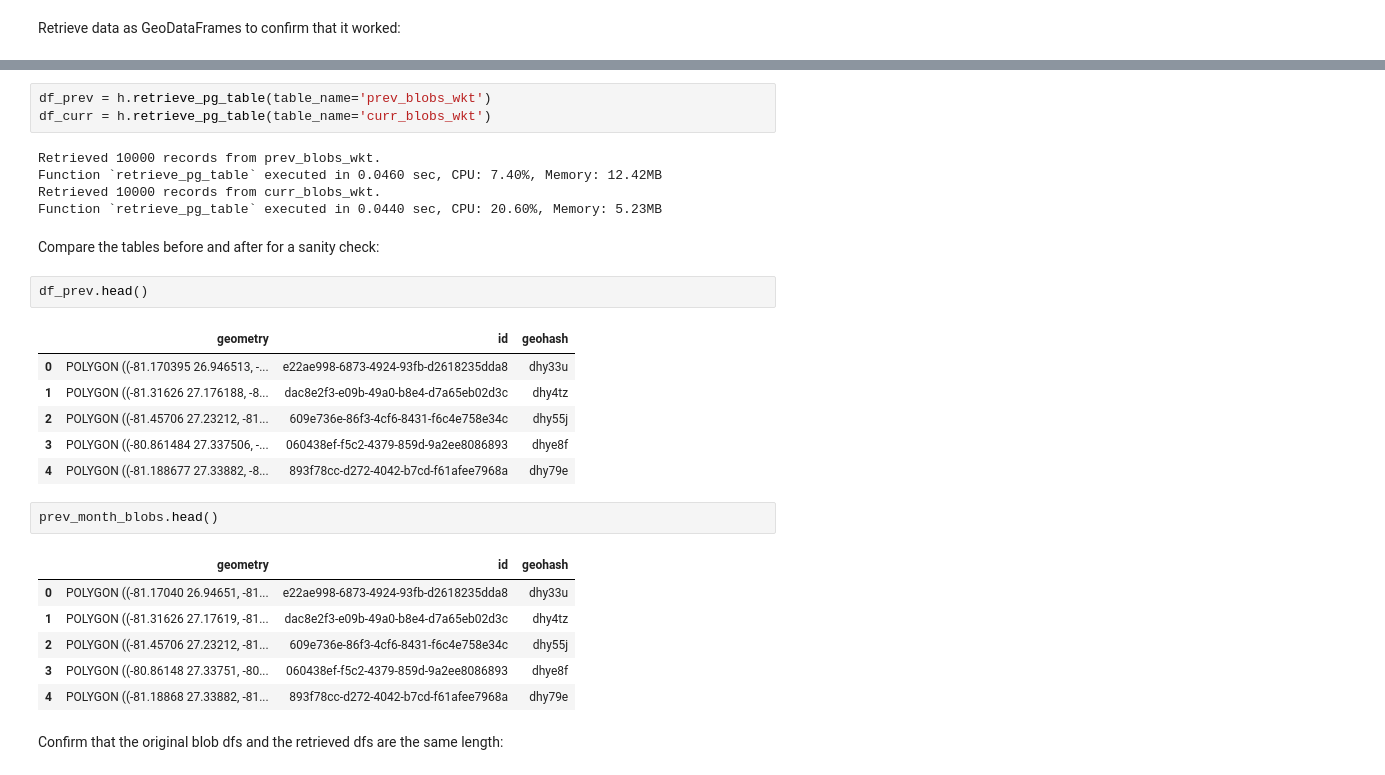
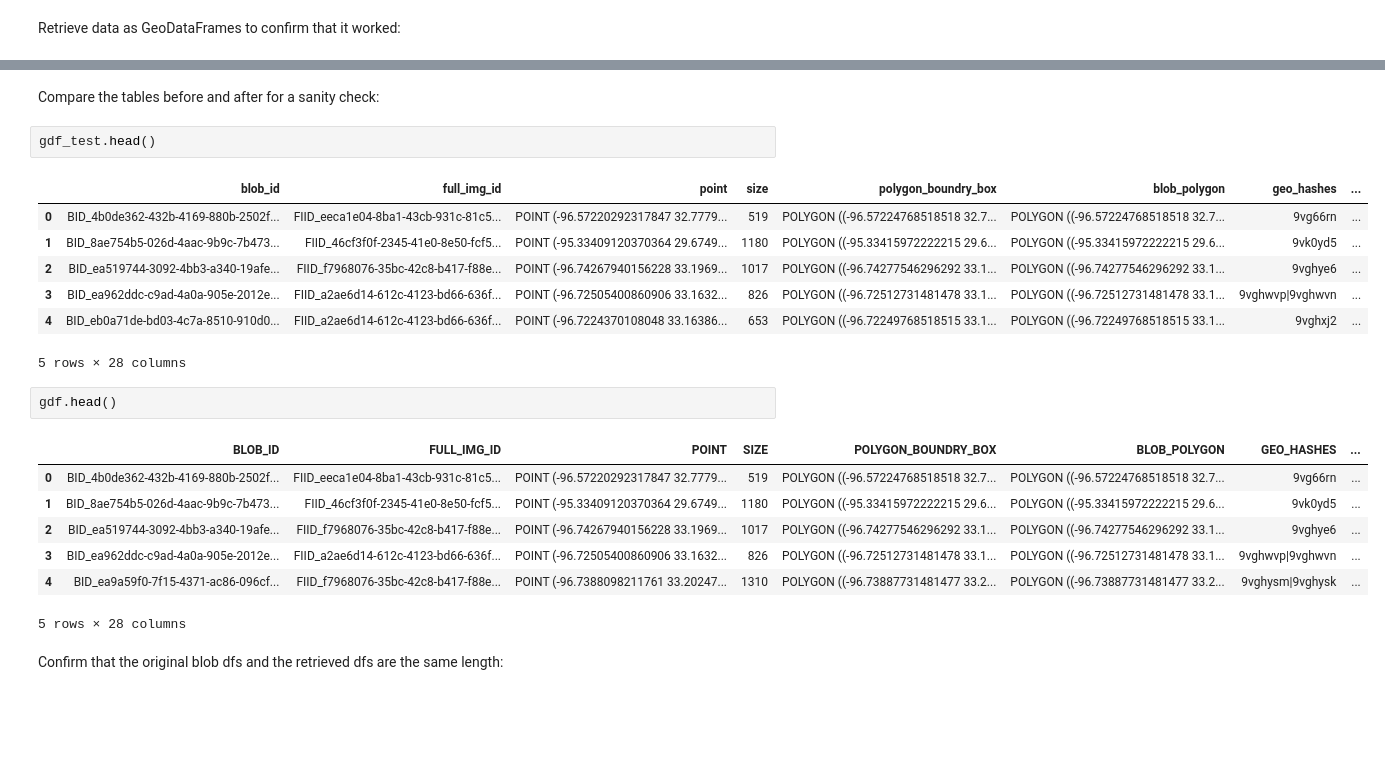
Before and after one commit to sralter/matching_optimization, a Jupyter notebook: matching.ipynb, the cells around one changed output, grey strips where cells are left out. Cells and saved outputs as stored; diff of their text form; blank space fills up the shorter version.

Commit message:
prep to compare original gdf with retrieved gdf are the same

```diff
--- a/matching.ipynb
+++ b/matching.ipynb
@@ -339,31 +330,25 @@ LINE 1: SELECT geometry, id, geohash FROM blobs;
-# %%
-df_prev = h.retrieve_pg_table(table_name='prev_blobs_wkt')
-df_curr = h.retrieve_pg_table(table_name='curr_blobs_wkt')
-# %% [output]
-Retrieved 10000 records from prev_blobs_wkt.
-Function `retrieve_pg_table` executed in 0.0460 sec, CPU: 7.40%, Memory: 12.42MB
-Retrieved 10000 records from curr_blobs_wkt.
-Function `retrieve_pg_table` executed in 0.0440 sec, CPU: 20.60%, Memory: 5.23MB
 # %% [markdown]
 Compare the tables before and after for a sanity check:
 # %%
-df_prev.head()
+gdf_test.head()
 # %% [output]
-|  | geometry | id | geohash |
-| 0 | POLYGON ((-81.170395 26.946513, -... | e22ae998-6873-4924-93fb-d2618235dda8 | dhy33u |
-| 1 | POLYGON ((-81.31626 27.176188, -8... | dac8e2f3-e09b-49a0-b8e4-d7a65eb02d3c | dhy4tz |
-| 2 | POLYGON ((-81.45706 27.23212, -81... | 609e736e-86f3-4cf6-8431-f6c4e758e34c | dhy55j |
-| 3 | POLYGON ((-80.861484 27.337506, -... | 060438ef-f5c2-4379-859d-9a2ee8086893 | dhye8f |
-| 4 | POLYGON ((-81.188677 27.33882, -8... | 893f78cc-d272-4042-b7cd-f61afee7968a | dhy79e |
+|  | blob_id | full_img_id | point | size | polygon_boundry_box | blob_polygon | geo_hashes | ... |
+| 0 | BID_4b0de362-432b-4169-880b-2502f... | FIID_eeca1e04-8ba1-43cb-931c-81c5... | POINT (-96.57220292317847 32.7779... | 519 | POLYGON ((-96.57224768518518 32.7... | POLYGON ((-96.57224768518518 32.7... | 9vg66rn | ... |
+| 1 | BID_8ae754b5-026d-4aac-9b9c-7b473... | FIID_46cf3f0f-2345-41e0-8e50-fcf5... | POINT (-95.33409120370364 29.6749... | 1180 | POLYGON ((-95.33415972222215 29.6... | POLYGON ((-95.33415972222215 29.6... | 9vk0yd5 | ... |
+| 2 | BID_ea519744-3092-4bb3-a340-19afe... | FIID_f7968076-35bc-42c8-b417-f88e... | POINT (-96.74267940156228 33.1969... | 1017 | POLYGON ((-96.74277546296292 33.1... | POLYGON ((-96.74277546296292 33.1... | 9vghye6 | ... |
+| 3 | BID_ea962ddc-c9ad-4a0a-905e-2012e... | FIID_a2ae6d14-612c-4123-bd66-636f... | POINT (-96.72505400860906 33.1632... | 826 | POLYGON ((-96.72512731481478 33.1... | POLYGON ((-96.72512731481478 33.1... | 9vghwvp|9vghwvn | ... |
+| 4 | BID_eb0a71de-bd03-4c7a-8510-910d0... | FIID_a2ae6d14-612c-4123-bd66-636f... | POINT (-96.7224370108048 33.16386... | 653 | POLYGON ((-96.72249768518515 33.1... | POLYGON ((-96.72249768518515 33.1... | 9vghxj2 | ... |
+5 rows × 28 columns
 # %%
-prev_month_blobs.head()
+gdf.head()
 # %% [output]
-|  | geometry | id | geohash |
-| 0 | POLYGON ((-81.17040 26.94651, -81... | e22ae998-6873-4924-93fb-d2618235dda8 | dhy33u |
-| 1 | POLYGON ((-81.31626 27.17619, -81... | dac8e2f3-e09b-49a0-b8e4-d7a65eb02d3c | dhy4tz |
-| 2 | POLYGON ((-81.45706 27.23212, -81... | 609e736e-86f3-4cf6-8431-f6c4e758e34c | dhy55j |
-| 3 | POLYGON ((-80.86148 27.33751, -80... | 060438ef-f5c2-4379-859d-9a2ee8086893 | dhye8f |
-| 4 | POLYGON ((-81.18868 27.33882, -81... | 893f78cc-d272-4042-b7cd-f61afee7968a | dhy79e |
+|  | BLOB_ID | FULL_IMG_ID | POINT | SIZE | POLYGON_BOUNDRY_BOX | BLOB_POLYGON | GEO_HASHES | ... |
+| 0 | BID_4b0de362-432b-4169-880b-2502f... | FIID_eeca1e04-8ba1-43cb-931c-81c5... | POINT (-96.57220292317847 32.7779... | 519 | POLYGON ((-96.57224768518518 32.7... | POLYGON ((-96.57224768518518 32.7... | 9vg66rn | ... |
+| 1 | BID_8ae754b5-026d-4aac-9b9c-7b473... | FIID_46cf3f0f-2345-41e0-8e50-fcf5... | POINT (-95.33409120370364 29.6749... | 1180 | POLYGON ((-95.33415972222215 29.6... | POLYGON ((-95.33415972222215 29.6... | 9vk0yd5 | ... |
+| 2 | BID_ea519744-3092-4bb3-a340-19afe... | FIID_f7968076-35bc-42c8-b417-f88e... | POINT (-96.74267940156228 33.1969... | 1017 | POLYGON ((-96.74277546296292 33.1... | POLYGON ((-96.74277546296292 33.1... | 9vghye6 | ... |
+| 3 | BID_ea962ddc-c9ad-4a0a-905e-2012e... | FIID_a2ae6d14-612c-4123-bd66-636f... | POINT (-96.72505400860906 33.1632... | 826 | POLYGON ((-96.72512731481478 33.1... | POLYGON ((-96.72512731481478 33.1... | 9vghwvp|9vghwvn | ... |
+| 4 | BID_ea9a59f0-7f15-4371-ac86-096cf... | FIID_f7968076-35bc-42c8-b417-f88e... | POINT (-96.7388098211761 33.20247... | 1310 | POLYGON ((-96.73887731481477 33.2... | POLYGON ((-96.73887731481477 33.2... | 9vghysm|9vghysk | ... |
+5 rows × 28 columns
 # %% [markdown]
 Confirm that the original blob dfs and the retrieved dfs are the same length:
 # %%
```
Also changed, not shown: parts of 6 cells of this notebook, 1 other file.
